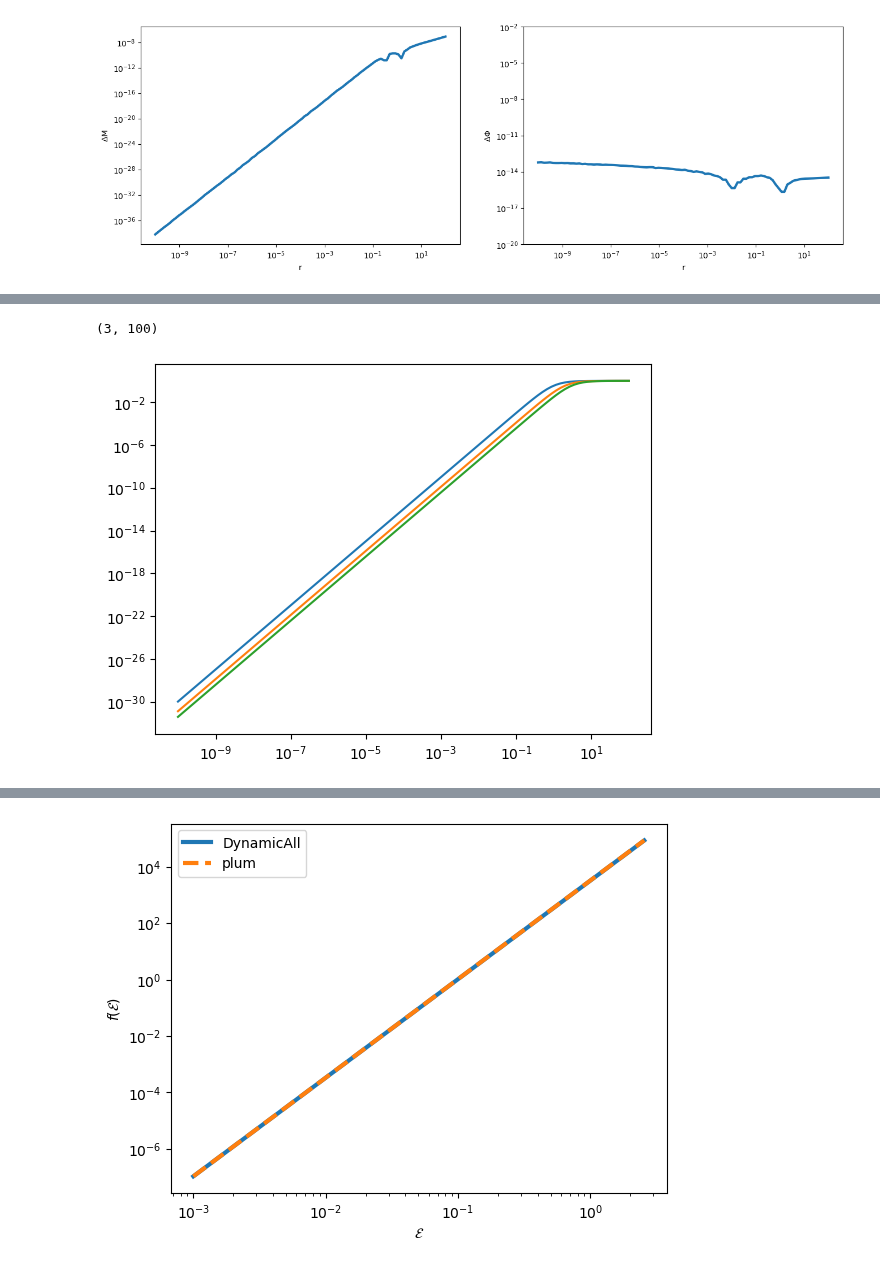
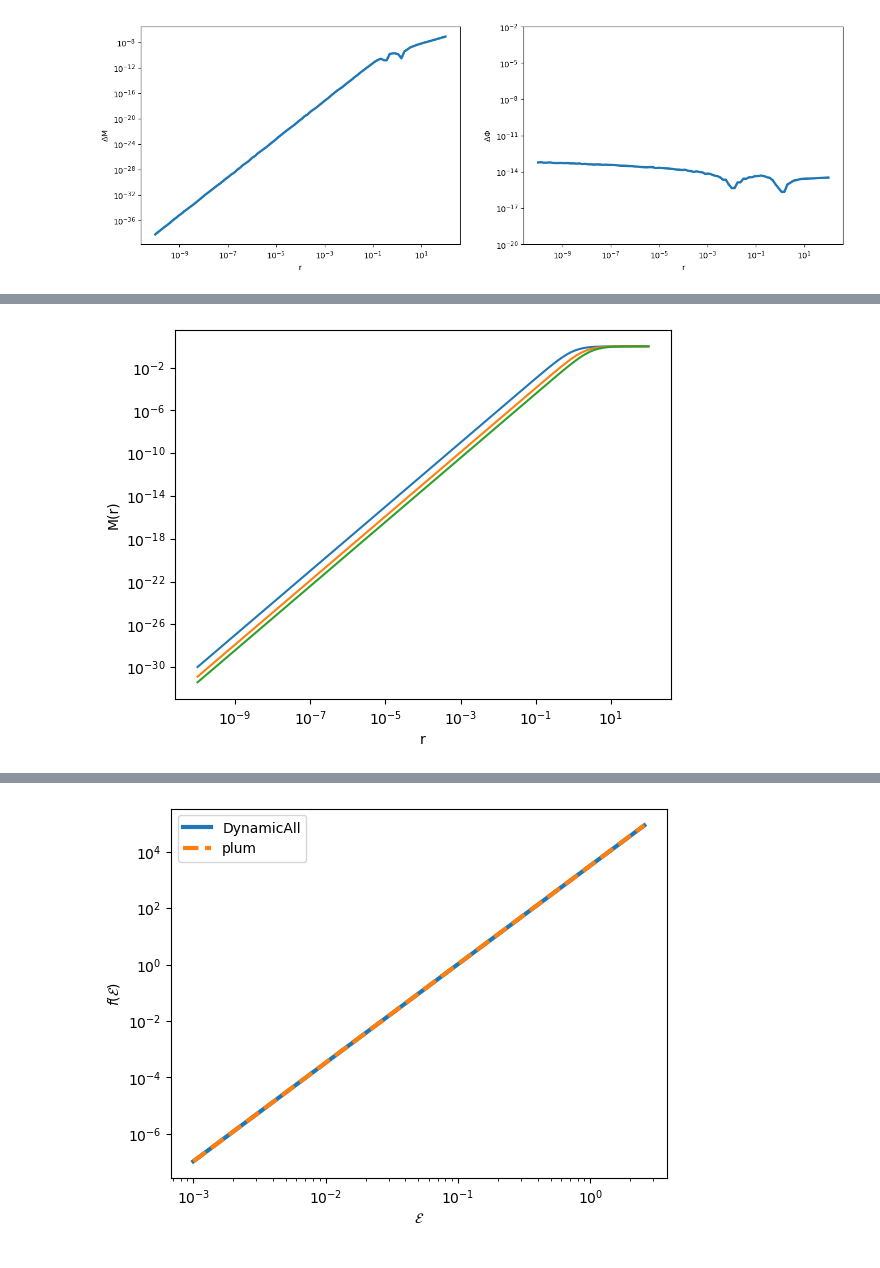
Before and after one commit to jguerra-astro/dynamicall, a Jupyter notebook: docs/notebooks/numerical_methods.ipynb, the cells around one changed output, grey strips where cells are left out. Saved outputs shown, nothing was run; the diff lists cells and outputs as text; code cells hidden in the pictures.

```diff
--- a/docs/notebooks/numerical_methods.ipynb
+++ b/docs/notebooks/numerical_methods.ipynb
@@ -37,28 +41,45 @@ import jax.numpy as jnp
 
 
 class Plummer_test(JaxDensity):
+    """
+    Pretending we don't know that most dynamical quantities for a self-consistent Plummer model are known analytically.
+    We define just the density profile and calculate the numerical methods to the analytical results.
+    """
+
     def __init__(self, M: float, rs: float):
+        """
+        M: float
+            Total mass of the Plummer model
+        rs: float
+            Scale radius of the Plummer model
+        """
         self._M = M
         self._rs = rs
         self._params = {"M": self._M, "rs": self._rs}
 
     @classmethod
     @partial(jax.jit, static_argnums=(0,))
-    def _density(cls, r: jnp.ndarray, params) -> jnp.ndarray:
+    def _density(cls, r: float, params) -> float:
         """
+        Analytical density profile of a Plummer model.
+
         Parameters
         ----------
-        r : np.ndarray
-            radius : np.sqrt(x**2+y**2 + z**2)
-        M : float
-            _description_
-        a : float
-            _description_
+        r : jnp.ndarray
+            radius in units of [kpc]
+        params : dict
+            Dictionary containing the parameters of the Plummer model
 
         Returns
         -------
-        np.ndarray
-            _description_
+        float
+            Density at radius r in units of [Msun / kpc^3]
+
+        Notes
+        -----
+        When Defining profiles the analytica functions can accept either jnp.ndarray or float as input.
+        However, when vectorizing using vmap or taking derivatives there might be unintended behavior if you decide to vmap every function.
+        We therefore usually leave vectorization to the user.
         """
         q = r / params["rs"]
         coeff = 3 * params["M"] / (4 * jnp.pi * params["rs"] ** 3)
@@ -150,20 +189,16 @@ It could be seen as annoying to have to physically vectorize functions, but it d
 params_list = [{"M": 1.0, "rs": 1.0}, {"M": 1.0, "rs": 2.0}, {"M": 1.0, "rs": 3.0}]
 params_dict = {k: jnp.array([p[k] for p in params_list]) for k in params_list[0]}
 
-vectorized_two = jax.vmap(
+vmap_both = jax.vmap(
     jax.vmap(Plummer_test._mass, in_axes=(0, None)),
     in_axes=(None, 0),
 )
 # %%
-test_vectorization = vectorized_two(r, params_dict)
+test_vectorization = vmap_both(r, params_dict)
-# %%
-test_vectorization.shape
-# %% [output]
-(3, 100)
 # %%
 fig, ax = plt.subplots()
 for mass in test_vectorization:
     ax.plot(r, mass)
-ax.set(xscale="log", yscale="log");
+ax.set(xscale="log", yscale="log", xlabel="r", ylabel="M(r)");
 # %% [output]
-[figure, old version]
+[figure, new version]
```
Also changed, not shown: parts of 15 cells of this notebook.
